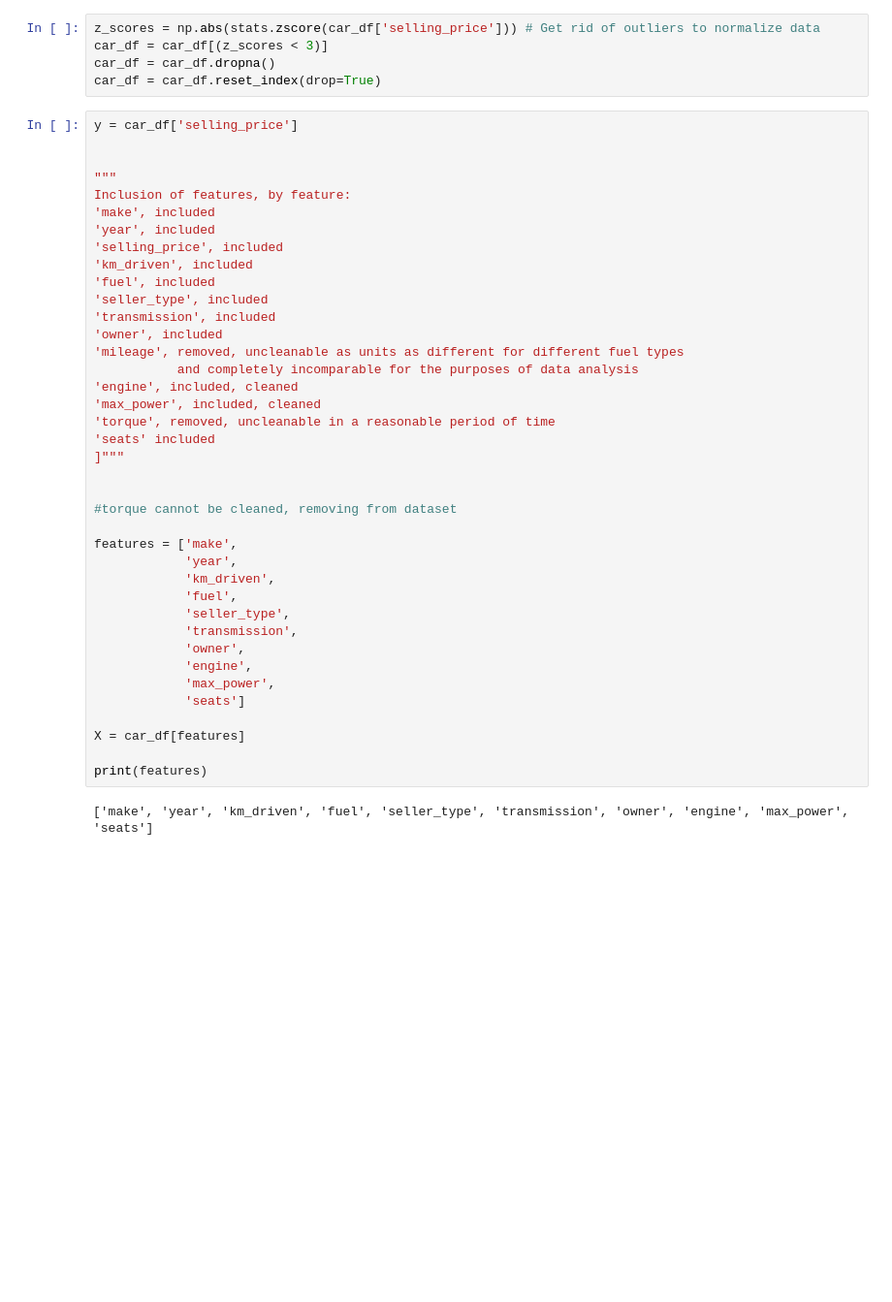
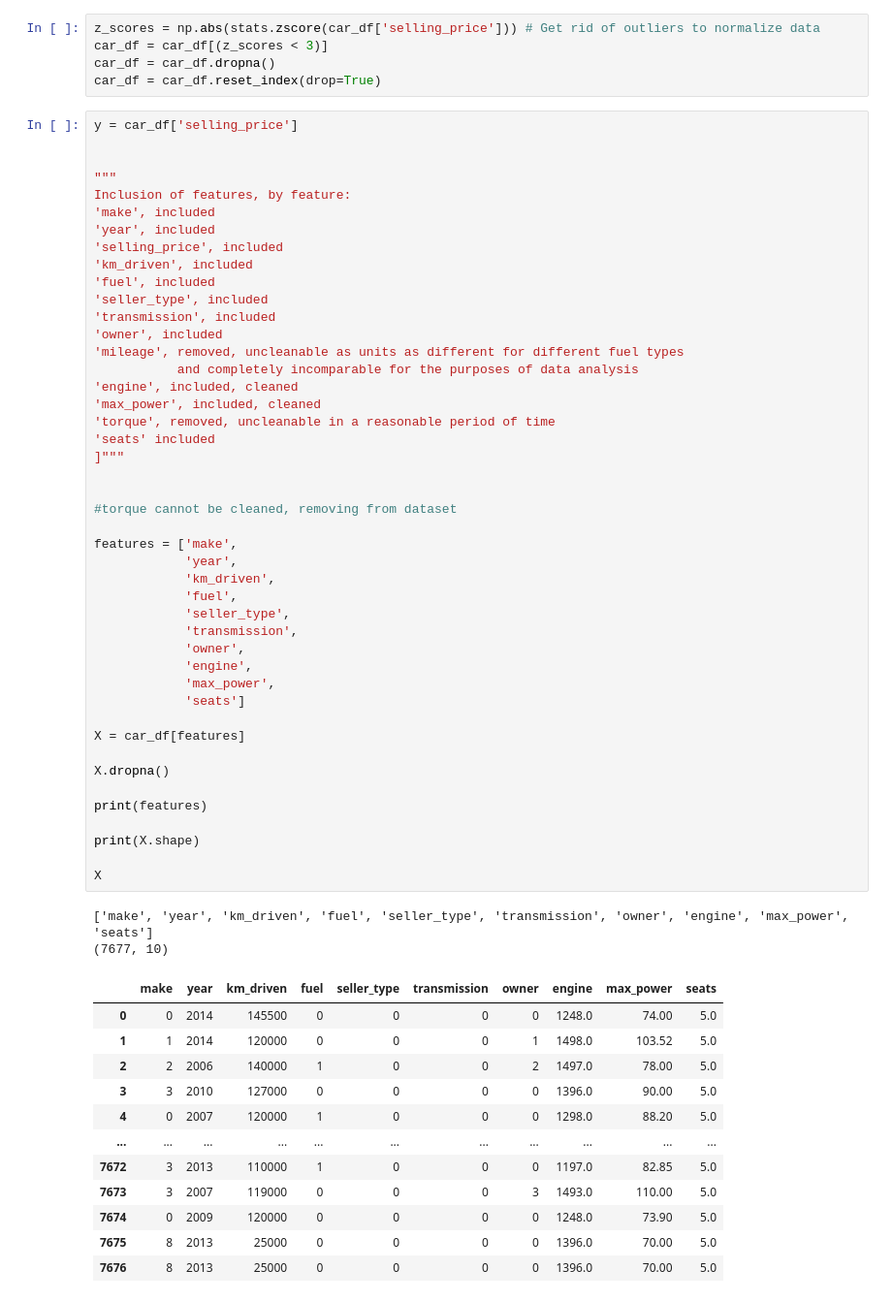
Before and after one commit to IAmEchino/INST414-Module6-IAmEchino, a Jupyter notebook: module_6.ipynb, the cells around one changed output. Shown at 97% size. Drawn from its saved outputs; the diff is of its cells as text; blank space fills up the shorter version.

```diff
--- a/module_6.ipynb
+++ b/module_6.ipynb
@@ -177,30 +183,49 @@ Inclusion of features, by feature:
 'seller_type', included
 'transmission', included
 'owner', included
 'mileage', removed, uncleanable as units as different for different fuel types
            and completely incomparable for the purposes of data analysis
 'engine', included, cleaned
 'max_power', included, cleaned
 'torque', removed, uncleanable in a reasonable period of time
 'seats' included
 ]"""
 
 
 #torque cannot be cleaned, removing from dataset
 
 features = ['make',
             'year',
             'km_driven',
             'fuel',
             'seller_type',
             'transmission',
             'owner',
             'engine',
             'max_power',
             'seats']
 
 X = car_df[features]
 
+X.dropna()
+
 print(features)
+
+print(X.shape)
+
+X
 # %% [output]
 ['make', 'year', 'km_driven', 'fuel', 'seller_type', 'transmission', 'owner', 'engine', 'max_power', 'seats']
+(7677, 10)
+|  | make | year | km_driven | fuel | seller_type | transmission | owner | engine | max_power | seats |
+| 0 | 0 | 2014 | 145500 | 0 | 0 | 0 | 0 | 1248.0 | 74.00 | 5.0 |
+| 1 | 1 | 2014 | 120000 | 0 | 0 | 0 | 1 | 1498.0 | 103.52 | 5.0 |
+| 2 | 2 | 2006 | 140000 | 1 | 0 | 0 | 2 | 1497.0 | 78.00 | 5.0 |
+| 3 | 3 | 2010 | 127000 | 0 | 0 | 0 | 0 | 1396.0 | 90.00 | 5.0 |
+| 4 | 0 | 2007 | 120000 | 1 | 0 | 0 | 0 | 1298.0 | 88.20 | 5.0 |
+| ... | ... | ... | ... | ... | ... | ... | ... | ... | ... | ... |
+| 7672 | 3 | 2013 | 110000 | 1 | 0 | 0 | 0 | 1197.0 | 82.85 | 5.0 |
+| 7673 | 3 | 2007 | 119000 | 0 | 0 | 0 | 3 | 1493.0 | 110.00 | 5.0 |
+| 7674 | 0 | 2009 | 120000 | 0 | 0 | 0 | 0 | 1248.0 | 73.90 | 5.0 |
+| 7675 | 8 | 2013 | 25000 | 0 | 0 | 0 | 0 | 1396.0 | 70.00 | 5.0 |
+| 7676 | 8 | 2013 | 25000 | 0 | 0 | 0 | 0 | 1396.0 | 70.00 | 5.0 |
```
Also changed, not shown: parts of 10 cells of this notebook, 1 other file.
